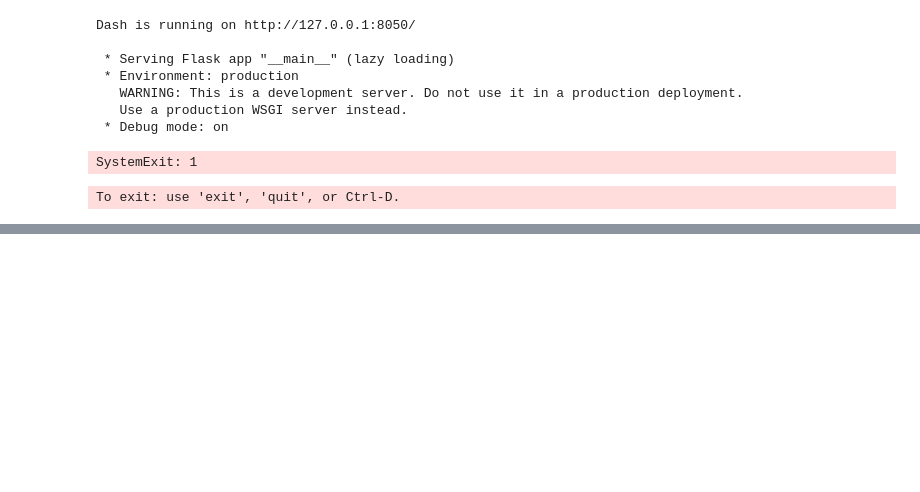
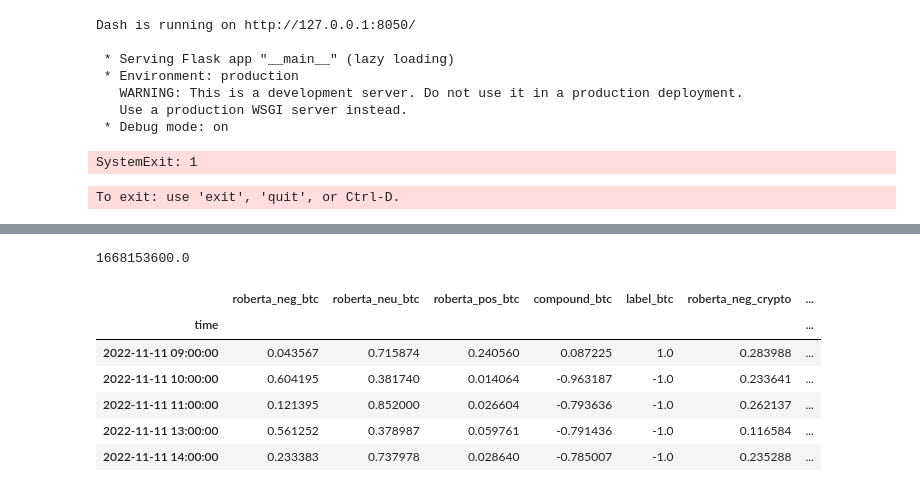
Before and after one commit to yikichen/DSCI510_Final, a Jupyter notebook: bonus_visualization.ipynb, the cells around one changed output, grey strips where cells are left out. Cells and saved outputs as stored; diff of their text form; code cells hidden in the pictures; blank space fills up the shorter version.

```diff
--- a/bonus_visualization.ipynb
+++ b/bonus_visualization.ipynb
@@ -335,0 +336,46 @@ plotly.offline.plot(fig, filename='Plotly_Stock.html')
+# %%
+import plotly.graph_objs as go
+# from plotly import chart_studio
+from plotly.offline import init_notebook_mode, iplot
+init_notebook_mode(connected=True)
+# import plotly.plotly as py
+import plotly
+import pandas as pd
+import datetime as dt
+import chart_studio.plotly as py
+
+'''
+This is a cell to plot an interactive chart of forum sentiment using plotly
+'''
+
+df1 = pd.read_csv('./data/senti_analysis/transformer_sentiment/bitcoin_FTXtrans_sentiment.csv')
+df2 = pd.read_csv('./data/senti_analysis/transformer_sentiment/cryptocurrency_FTXtrans_sentiment.csv')
+import plotly
+import pandas as pd
+import datetime as dt
+import chart_studio.plotly as py
+start_date = dt.datetime(2022, 11, 11).timestamp()
+end_date = dt.datetime(2022, 11, 19).timestamp()
+print(start_date)
+df1 = df1[df1['time'] >= start_date]
+df1 = df1[df1['time'] <= end_date]
+df1['time'] = df1['time'] //3600 * 3600
+df1 = df1.groupby('time').mean()
+df2 = df2[df2['time'] >= start_date]
+df2 = df2[df2['time'] <= end_date]
+df2['time'] = df2['time'] //3600 * 3600
+df2 = df2.groupby('time').mean()
+
+df = df1.merge(df2, on='time', suffixes=('_btc', '_crypto'))
+df.index = pd.to_datetime(df.index, unit='s')
+
+df.head()
+# %% [output]
+1668153600.0
+|  | roberta_neg_btc | roberta_neu_btc | roberta_pos_btc | compound_btc | label_btc | roberta_neg_crypto | ... |
+| time |  |  |  |  |  |  | ... |
+| 2022-11-11 09:00:00 | 0.043567 | 0.715874 | 0.240560 | 0.087225 | 1.0 | 0.283988 | ... |
+| 2022-11-11 10:00:00 | 0.604195 | 0.381740 | 0.014064 | -0.963187 | -1.0 | 0.233641 | ... |
+| 2022-11-11 11:00:00 | 0.121395 | 0.852000 | 0.026604 | -0.793636 | -1.0 | 0.262137 | ... |
+| 2022-11-11 13:00:00 | 0.561252 | 0.378987 | 0.059761 | -0.791436 | -1.0 | 0.116584 | ... |
+| 2022-11-11 14:00:00 | 0.233383 | 0.737978 | 0.028640 | -0.785007 | -1.0 | 0.235288 | ... |
```
Also changed, not shown: parts of 2 cells of this notebook, 17 other files.
